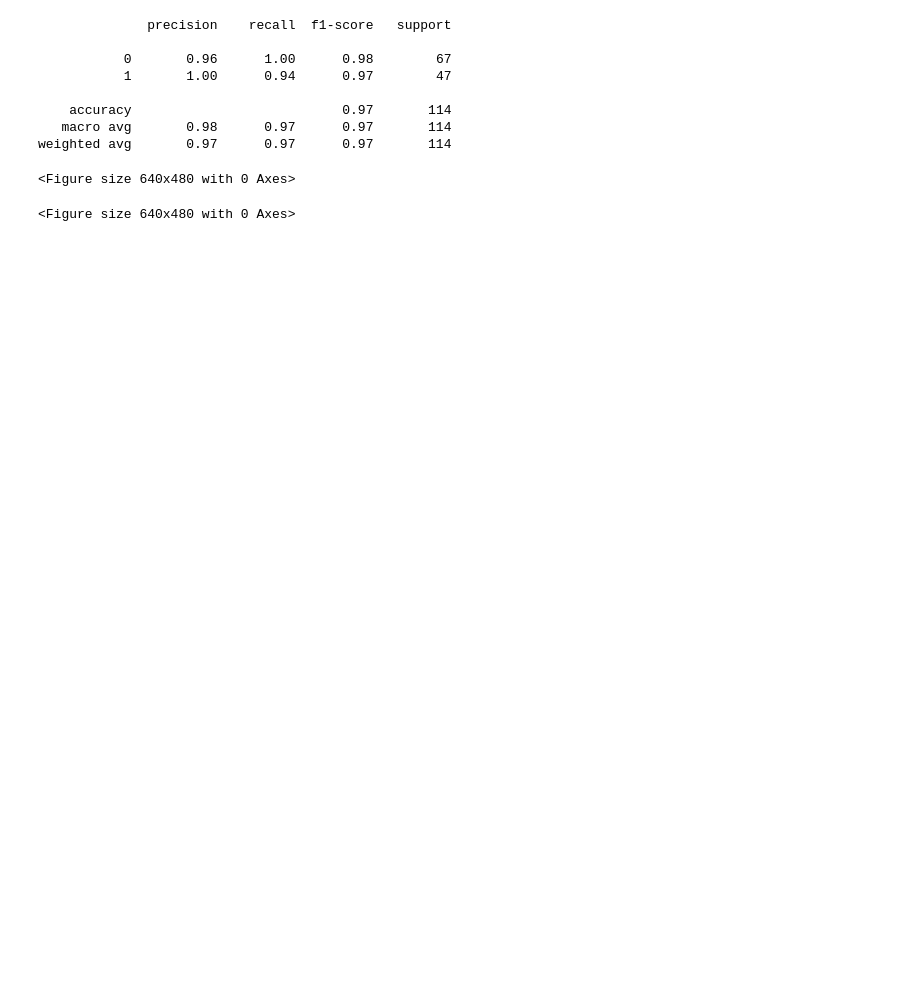
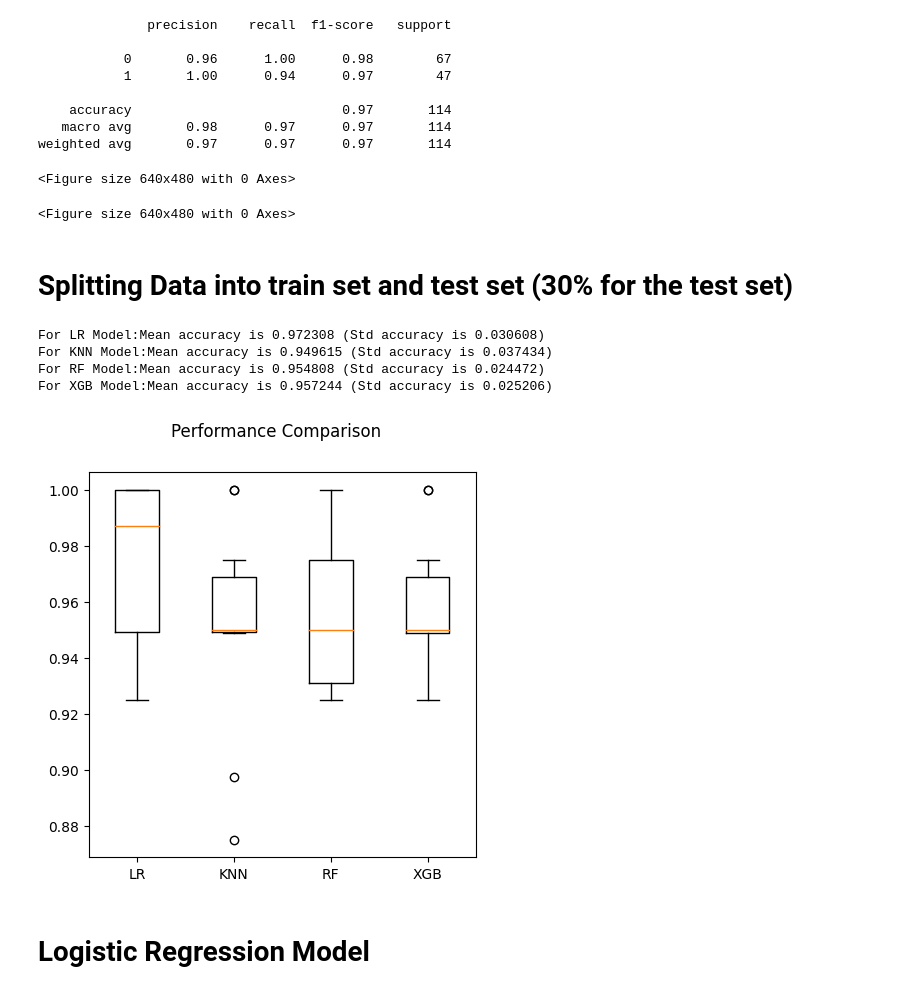
Before and after one commit to Jum-eng/DCIT-311-MACHINE-LEARNING-PROJECT, a Jupyter notebook: Code.ipynb, the cells around one changed output. Saved outputs shown, nothing was run; the diff lists cells and outputs as text; code cells hidden in the pictures; blank space fills up the shorter version.

```diff
--- a/Code.ipynb
+++ b/Code.ipynb
@@ -648,3 +625,8 @@ plt.figure()
 weighted avg       0.97      0.97      0.97       114
 <Figure size 640x480 with 0 Axes>
 <Figure size 640x480 with 0 Axes>
+# %% [markdown]
+# **Splitting Data into train set and test set (30% for the test set)**
+# %%
+from sklearn.model_selection import train_test_split
+X_train, X_test, y_train, y_test = train_test_split(X_scaled, y, test_size=0.3, random_state=0)
@@ -650,0 +641,37 @@ weighted avg       0.97      0.97      0.97       114
+# %%
+scoring = 'accuracy'
+
+# Define models to train
+models= []
+models.append(('LR', LogisticRegression()))
+models.append(('KNN', KNeighborsClassifier()))
+models.append(('RF', RandomForestClassifier()))
+models.append(('XGB', XGBClassifier()))
+
+# evaluate each model in turn
+results = []
+names = []
+
+for name, model in models:
+    kfold = KFold(n_splits=10)
+    cv_results = cross_val_score(model, X_train, y_train, cv=kfold, scoring=scoring)
+    results.append(cv_results)
+    names.append(name)
+    msg = "For %s Model:Mean accuracy is %f (Std accuracy is %f)" % (name, cv_results.mean(), cv_results.std())
+    print(msg)
+# %% [output]
+For LR Model:Mean accuracy is 0.972308 (Std accuracy is 0.030608)
+For KNN Model:Mean accuracy is 0.949615 (Std accuracy is 0.037434)
+For RF Model:Mean accuracy is 0.954808 (Std accuracy is 0.024472)
+For XGB Model:Mean accuracy is 0.957244 (Std accuracy is 0.025206)
+# %%
+fig = plt.figure(figsize=(5,5))
+fig.suptitle('Performance Comparison')
+ax = fig.add_subplot(111)
+plt.boxplot(results)
+ax.set_xticklabels(names)
+plt.show()
+# %% [output]
+[figure, added]
+# %% [markdown]
+# **Logistic Regression Model**
```
Also changed, not shown: parts of 28 cells of this notebook.
